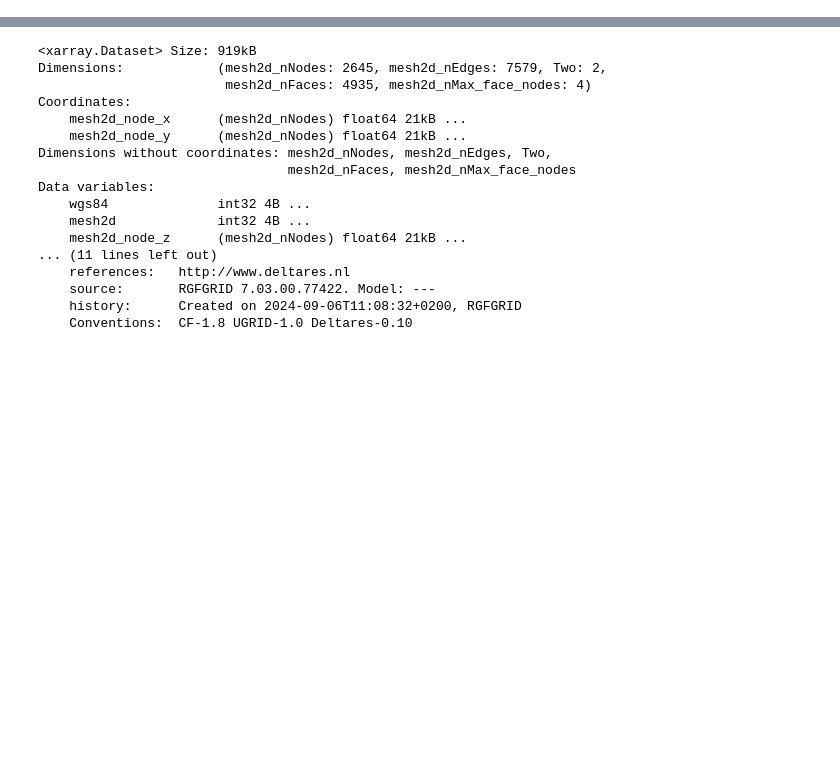
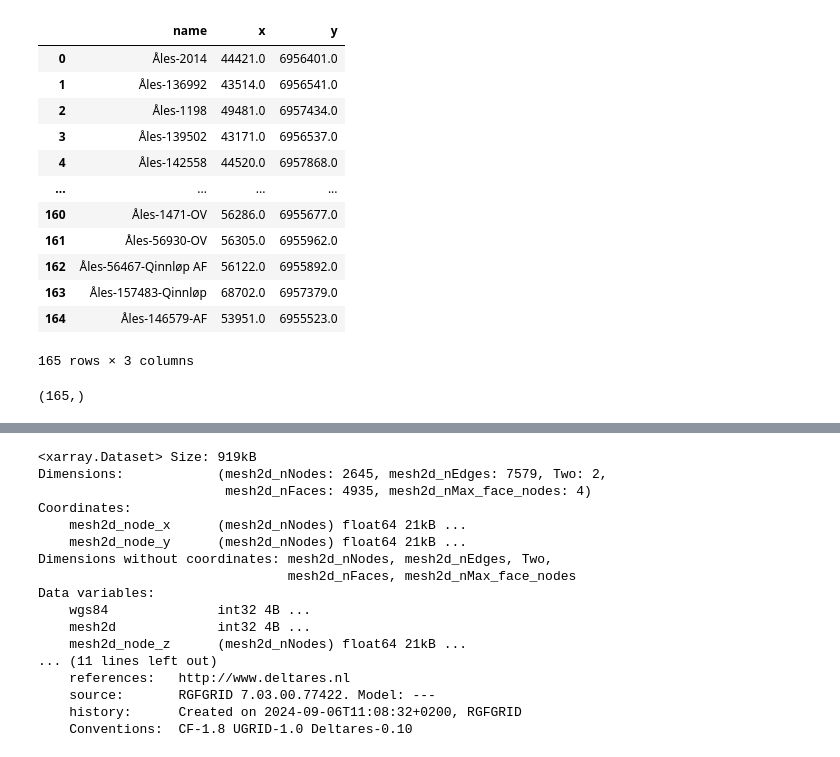
Before and after one commit to NTNUSmartWater/DigiH2O-Platform, a Jupyter notebook: process.ipynb, the cells around one changed output, grey strips where cells are left out. Cells and saved outputs as stored; diff of their text form; code cells hidden in the pictures; blank space fills up the shorter version.

```diff
--- a/process.ipynb
+++ b/process.ipynb
@@ -122,0 +224,21 @@ new_grid.to_file('grid.geojson', driver='GeoJSON')
+# %%
+station
+# %% [output]
+|  | name | x | y |
+| 0 | Åles-2014 | 44421.0 | 6956401.0 |
+| 1 | Åles-136992 | 43514.0 | 6956541.0 |
+| 2 | Åles-1198 | 49481.0 | 6957434.0 |
+| 3 | Åles-139502 | 43171.0 | 6956537.0 |
+| 4 | Åles-142558 | 44520.0 | 6957868.0 |
+| ... | ... | ... | ... |
+| 160 | Åles-1471-OV | 56286.0 | 6955677.0 |
+| 161 | Åles-56930-OV | 56305.0 | 6955962.0 |
+| 162 | Åles-56467-Qinnløp AF | 56122.0 | 6955892.0 |
+| 163 | Åles-157483-Qinnløp | 68702.0 | 6957379.0 |
+| 164 | Åles-146579-AF | 53951.0 | 6955523.0 |
+165 rows × 3 columns
+# %%
+id = np.unique(station['id'])
+id.shape
+# %% [output]
+(165,)
```
Also changed, not shown: parts of 28 cells of this notebook, 20 other files.
